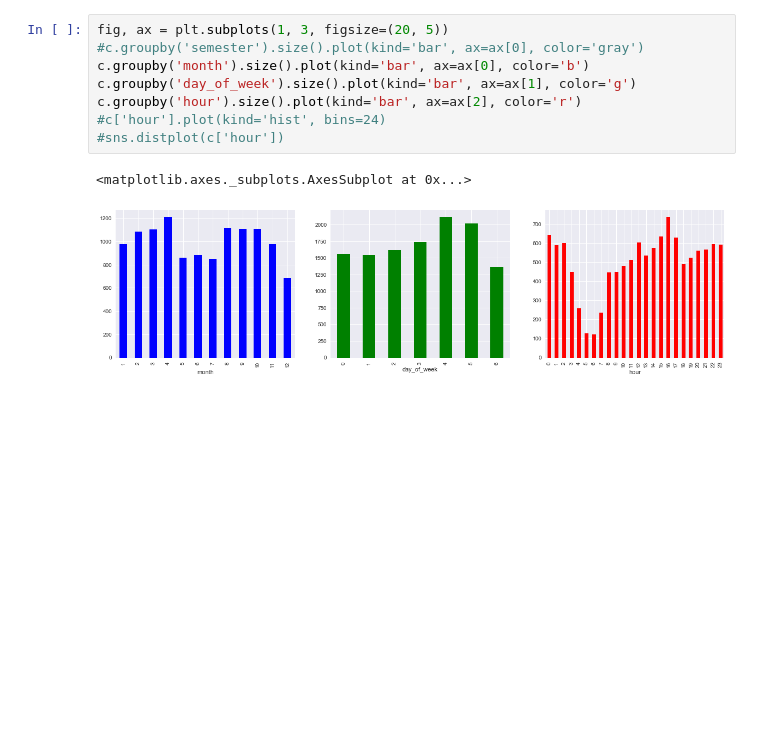
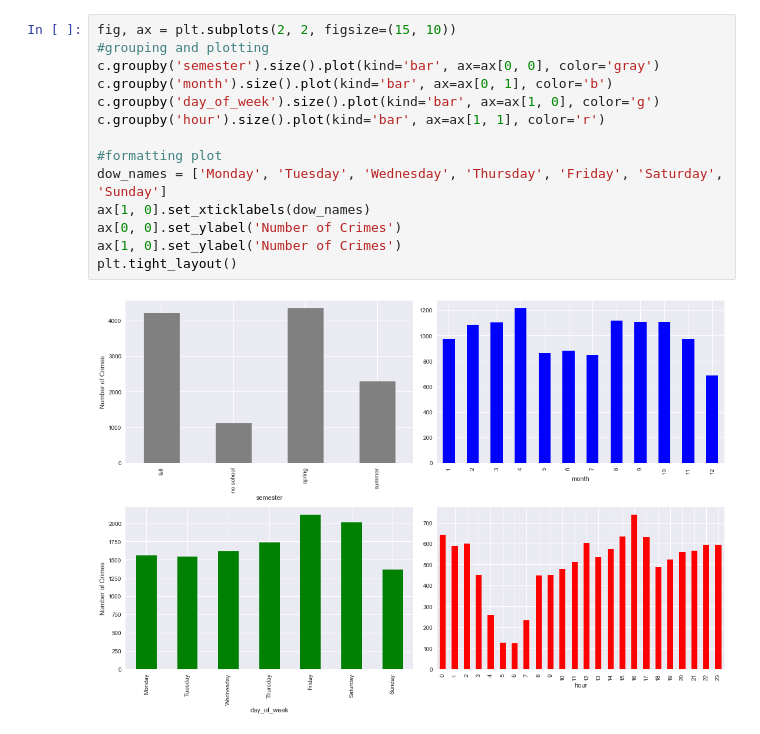
Before and after one commit to pspratling/Forecasting-Crime-around-the-Georgia-Tech-Campus, a Jupyter notebook: Project/Exploratory Data Analysis.ipynb, the cells around one changed output. Cells and saved outputs as stored; diff of their text form; blank space fills up the shorter version.

```diff
--- a/Project/Exploratory Data Analysis.ipynb
+++ b/Project/Exploratory Data Analysis.ipynb
@@ -29,11 +115,16 @@ plt.show()
 # %%
-fig, ax = plt.subplots(1, 3, figsize=(20, 5))
-#c.groupby('semester').size().plot(kind='bar', ax=ax[0], color='gray')
-c.groupby('month').size().plot(kind='bar', ax=ax[0], color='b')
-c.groupby('day_of_week').size().plot(kind='bar', ax=ax[1], color='g')
-c.groupby('hour').size().plot(kind='bar', ax=ax[2], color='r')
-#c['hour'].plot(kind='hist', bins=24)
-#sns.distplot(c['hour'])
+fig, ax = plt.subplots(2, 2, figsize=(15, 10))
+#grouping and plotting
+c.groupby('semester').size().plot(kind='bar', ax=ax[0, 0], color='gray')
+c.groupby('month').size().plot(kind='bar', ax=ax[0, 1], color='b')
+c.groupby('day_of_week').size().plot(kind='bar', ax=ax[1, 0], color='g')
+c.groupby('hour').size().plot(kind='bar', ax=ax[1, 1], color='r')
+
+#formatting plot
+dow_names = ['Monday', 'Tuesday', 'Wednesday', 'Thursday', 'Friday', 'Saturday', 'Sunday']
+ax[1, 0].set_xticklabels(dow_names)
+ax[0, 0].set_ylabel('Number of Crimes')
+ax[1, 0].set_ylabel('Number of Crimes')
+plt.tight_layout()
 # %% [output]
-<matplotlib.axes._subplots.AxesSubplot at 0x...>
-[figure, old version]
+[figure, new version]
```
Also changed, not shown: parts of 27 cells of this notebook, 2 other files.
